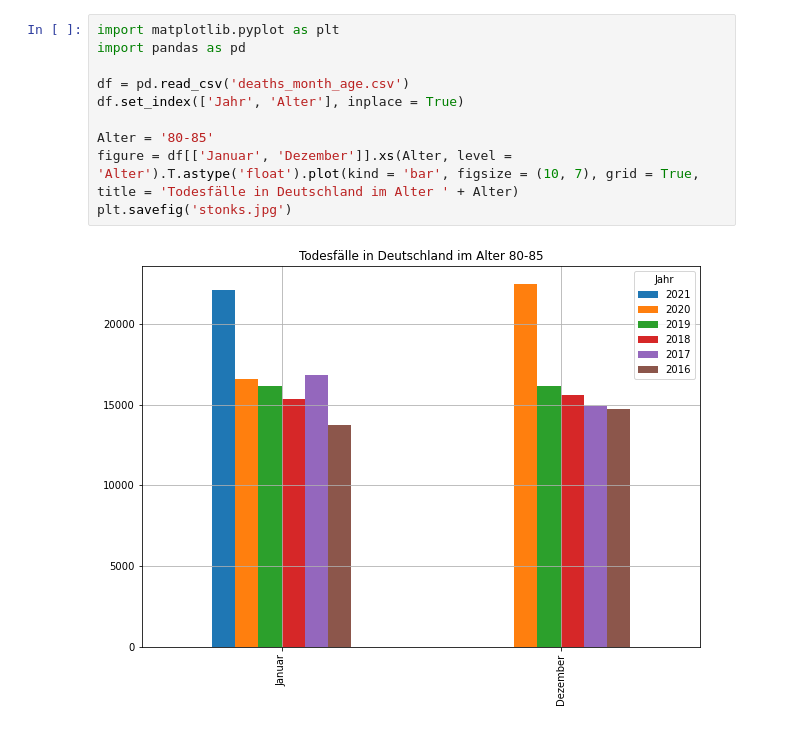
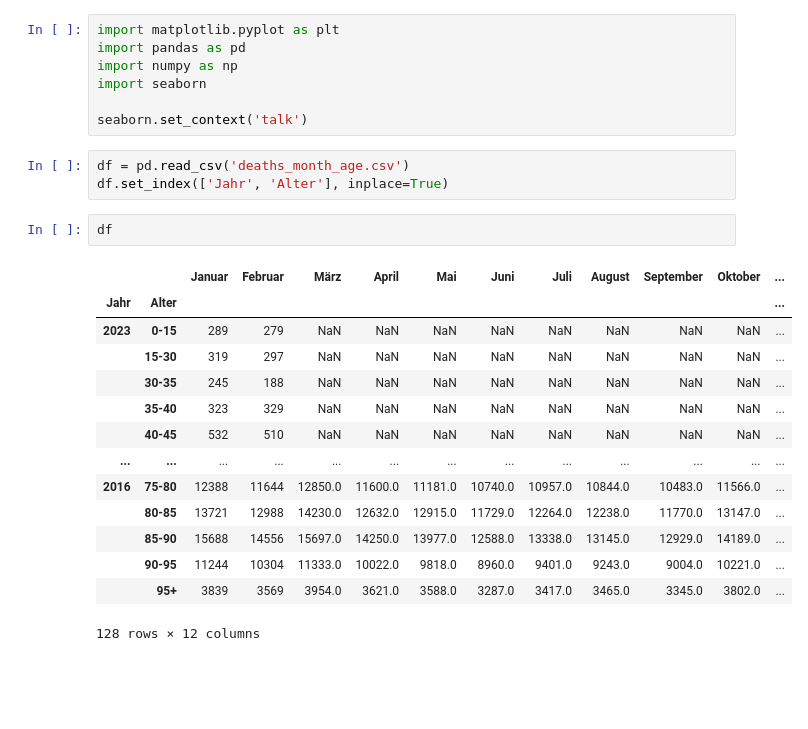
Before and after one commit to snilsn/death, a Jupyter notebook: plotting_test.ipynb, the cells around one changed output. Cells and saved outputs as stored; diff of their text form; blank space fills up the shorter version.

```diff
--- a/plotting_test.ipynb
+++ b/plotting_test.ipynb
@@ -1,12 +1,27 @@
 # %%
 import matplotlib.pyplot as plt
 import pandas as pd
+import numpy as np
+import seaborn
 
-df = pd.read_csv('deaths_month_age.csv')
-df.set_index(['Jahr', 'Alter'], inplace = True)
-
-Alter = '80-85'
-figure = df[['Januar', 'Dezember']].xs(Alter, level = 'Alter').T.astype('float').plot(kind = 'bar', figsize = (10, 7), grid = True, title = 'Todesfälle in Deutschland im Alter ' + Alter)
-plt.savefig('stonks.jpg')
+seaborn.set_context('talk')
-# %% [output]
-[figure, removed]
+# %%
+df = pd.read_csv('deaths_month_age.csv')
+df.set_index(['Jahr', 'Alter'], inplace=True)
+# %%
+df
+# %% [output]
+|  |  | Januar | Februar | März | April | Mai | Juni | Juli | August | September | Oktober | ... |
+| Jahr | Alter |  |  |  |  |  |  |  |  |  |  | ... |
+| 2023 | 0-15 | 289 | 279 | NaN | NaN | NaN | NaN | NaN | NaN | NaN | NaN | ... |
+|  | 15-30 | 319 | 297 | NaN | NaN | NaN | NaN | NaN | NaN | NaN | NaN | ... |
+|  | 30-35 | 245 | 188 | NaN | NaN | NaN | NaN | NaN | NaN | NaN | NaN | ... |
+|  | 35-40 | 323 | 329 | NaN | NaN | NaN | NaN | NaN | NaN | NaN | NaN | ... |
+|  | 40-45 | 532 | 510 | NaN | NaN | NaN | NaN | NaN | NaN | NaN | NaN | ... |
+| ... | ... | ... | ... | ... | ... | ... | ... | ... | ... | ... | ... | ... |
+| 2016 | 75-80 | 12388 | 11644 | 12850.0 | 11600.0 | 11181.0 | 10740.0 | 10957.0 | 10844.0 | 10483.0 | 11566.0 | ... |
+|  | 80-85 | 13721 | 12988 | 14230.0 | 12632.0 | 12915.0 | 11729.0 | 12264.0 | 12238.0 | 11770.0 | 13147.0 | ... |
+|  | 85-90 | 15688 | 14556 | 15697.0 | 14250.0 | 13977.0 | 12588.0 | 13338.0 | 13145.0 | 12929.0 | 14189.0 | ... |
+|  | 90-95 | 11244 | 10304 | 11333.0 | 10022.0 | 9818.0 | 8960.0 | 9401.0 | 9243.0 | 9004.0 | 10221.0 | ... |
+|  | 95+ | 3839 | 3569 | 3954.0 | 3621.0 | 3588.0 | 3287.0 | 3417.0 | 3465.0 | 3345.0 | 3802.0 | ... |
+128 rows × 12 columns
```
Also changed, not shown: parts of 3 cells of this notebook, 2 other files.
